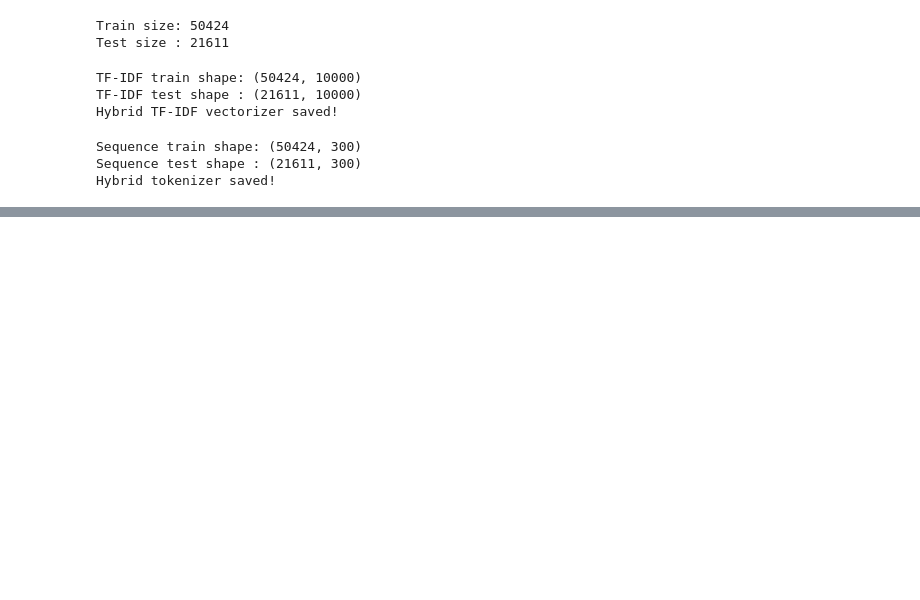
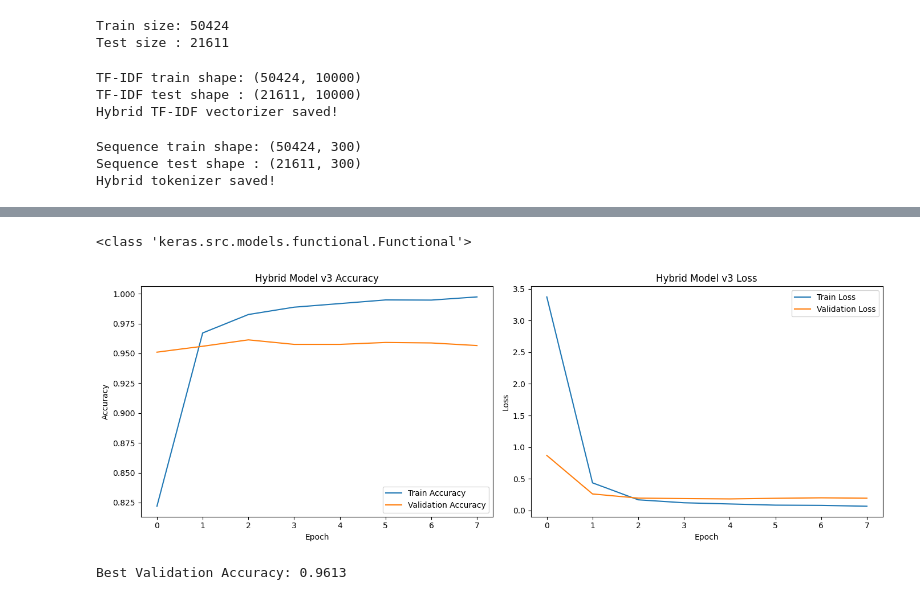
Before and after one commit to Avijit0104/fake-news-detection-msc, a Jupyter notebook: notebooks/03_Hybrid_Model.ipynb, the cells around one changed output, grey strips where cells are left out. Cells and saved outputs as stored; diff of their text form; code cells hidden in the pictures; blank space fills up the shorter version.

```diff
--- a/notebooks/03_Hybrid_Model.ipynb
+++ b/notebooks/03_Hybrid_Model.ipynb
@@ -490,0 +600,44 @@ NameError: name 'X_val' is not defined
+# %%
+print(type(hybrid_model_v3))
+# %% [output]
+<class 'keras.src.models.functional.Functional'>
+# %%
+fig, axes = plt.subplots(1, 2, figsize=(14, 5))
+
+# Accuracy
+axes[0].plot(history_v3.history['accuracy'],
+             label='Train Accuracy')
+axes[0].plot(history_v3.history['val_accuracy'],
+             label='Validation Accuracy')
+
+axes[0].set_title('Hybrid Model v3 Accuracy')
+axes[0].set_xlabel('Epoch')
+axes[0].set_ylabel('Accuracy')
+axes[0].legend()
+
+# Loss
+axes[1].plot(history_v3.history['loss'],
+             label='Train Loss')
+axes[1].plot(history_v3.history['val_loss'],
+             label='Validation Loss')
+
+axes[1].set_title('Hybrid Model v3 Loss')
+axes[1].set_xlabel('Epoch')
+axes[1].set_ylabel('Loss')
+axes[1].legend()
+
+plt.tight_layout()
+
+# Save figure
+plt.savefig('../models/hybrid_v3_training_curves.png',
+            bbox_inches='tight')
+
+plt.show()
+
+print(
+    f"Best Validation Accuracy: "
+    f"{max(history_v3.history['val_accuracy']):.4f}"
+)
+# %% [output]
+[figure, added]
+Best Validation Accuracy: 0.9613
```
Also changed, not shown: parts of 11 cells of this notebook, 1 other file.
